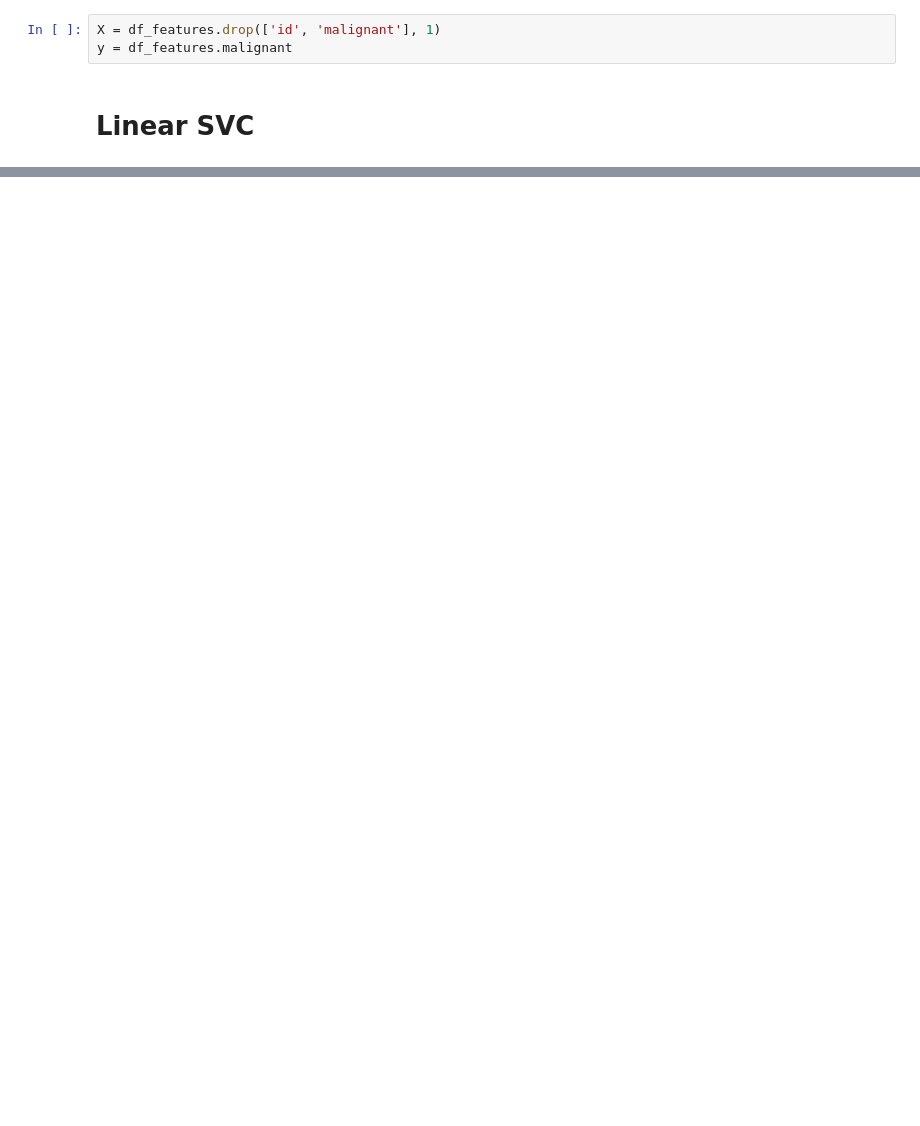
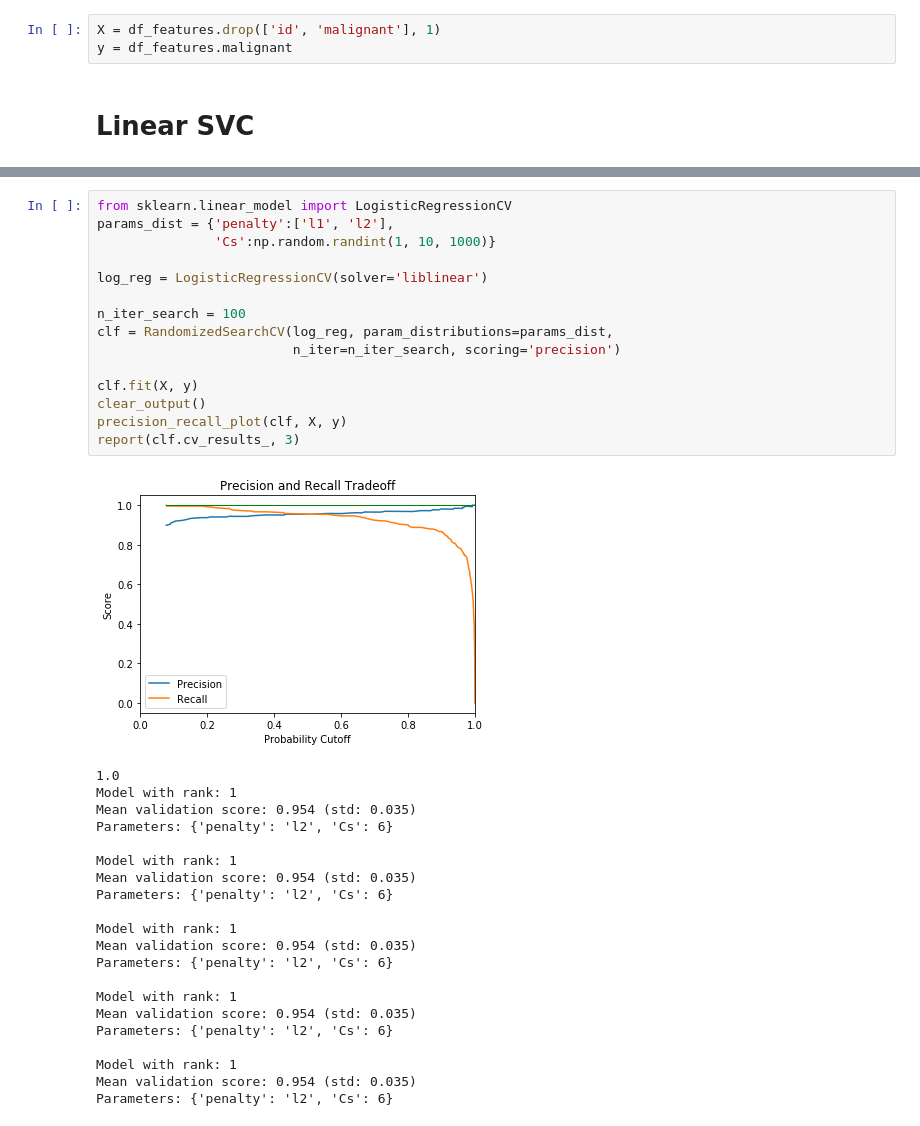
Before and after one commit to bgwilson12/3.6-Supervised-Learning-Potpourri, a Jupyter notebook: 3.6.5 Cancer Diagnostics.ipynb, the cells around one changed output, grey strips where cells are left out. Saved outputs shown, nothing was run; the diff lists cells and outputs as text; blank space fills up the shorter version.

```diff
--- a/3.6.5 Cancer Diagnostics.ipynb
+++ b/3.6.5 Cancer Diagnostics.ipynb
@@ -363,0 +405,37 @@ Parameters: {'C': 4, 'gamma': 20}
+# %%
+from sklearn.linear_model import LogisticRegressionCV
+params_dist = {'penalty':['l1', 'l2'],
+               'Cs':np.random.randint(1, 10, 1000)}
+
+log_reg = LogisticRegressionCV(solver='liblinear')
+
+n_iter_search = 100
+clf = RandomizedSearchCV(log_reg, param_distributions=params_dist,
+                         n_iter=n_iter_search, scoring='precision')
+
+clf.fit(X, y)
+clear_output()
+precision_recall_plot(clf, X, y)
+report(clf.cv_results_, 3)
+# %% [output]
+[figure, added]
+1.0
+Model with rank: 1
+Mean validation score: 0.954 (std: 0.035)
+Parameters: {'penalty': 'l2', 'Cs': 6}
+
+Model with rank: 1
+Mean validation score: 0.954 (std: 0.035)
+Parameters: {'penalty': 'l2', 'Cs': 6}
+
+Model with rank: 1
+Mean validation score: 0.954 (std: 0.035)
+Parameters: {'penalty': 'l2', 'Cs': 6}
+
+Model with rank: 1
+Mean validation score: 0.954 (std: 0.035)
+Parameters: {'penalty': 'l2', 'Cs': 6}
+
+Model with rank: 1
+Mean validation score: 0.954 (std: 0.035)
+Parameters: {'penalty': 'l2', 'Cs': 6}
```
Also changed, not shown: parts of 12 cells of this notebook.
